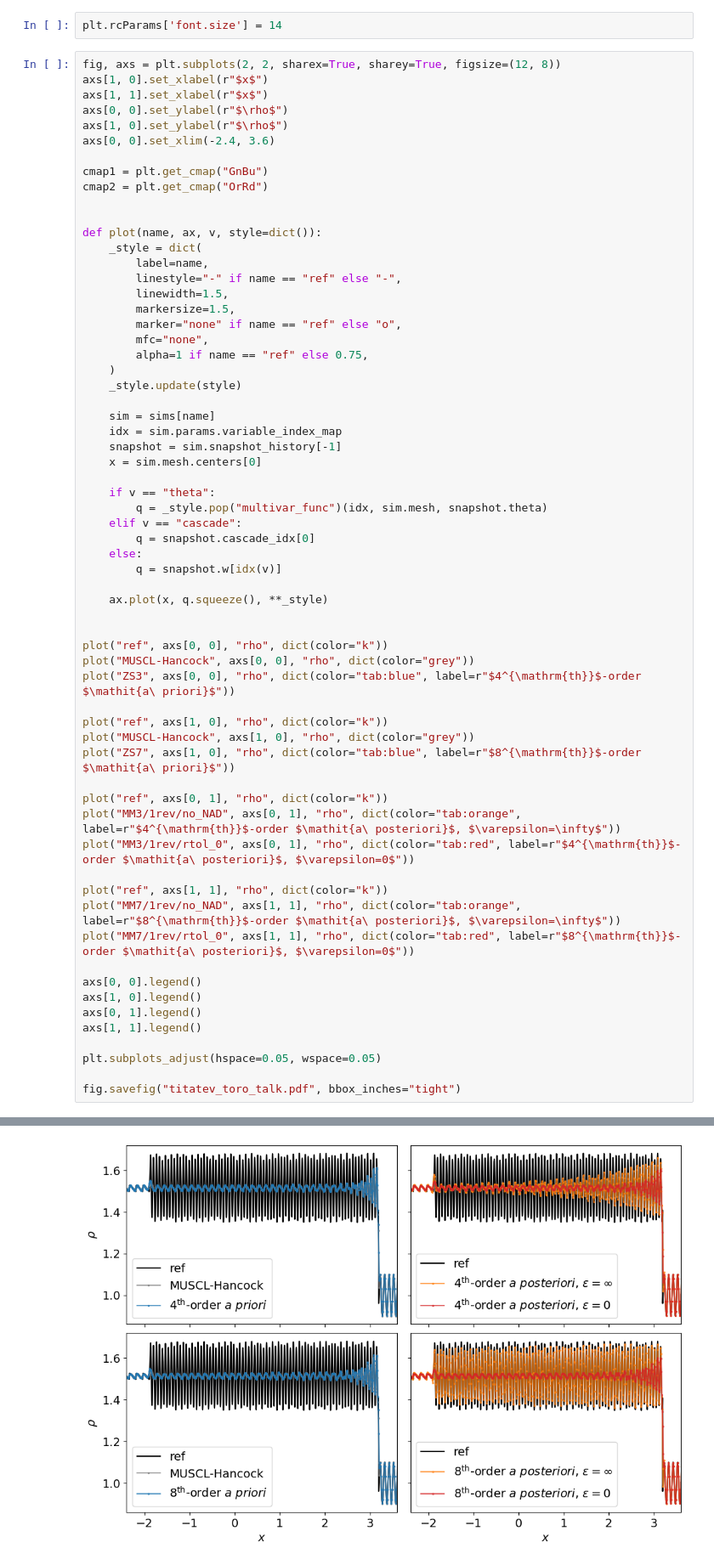
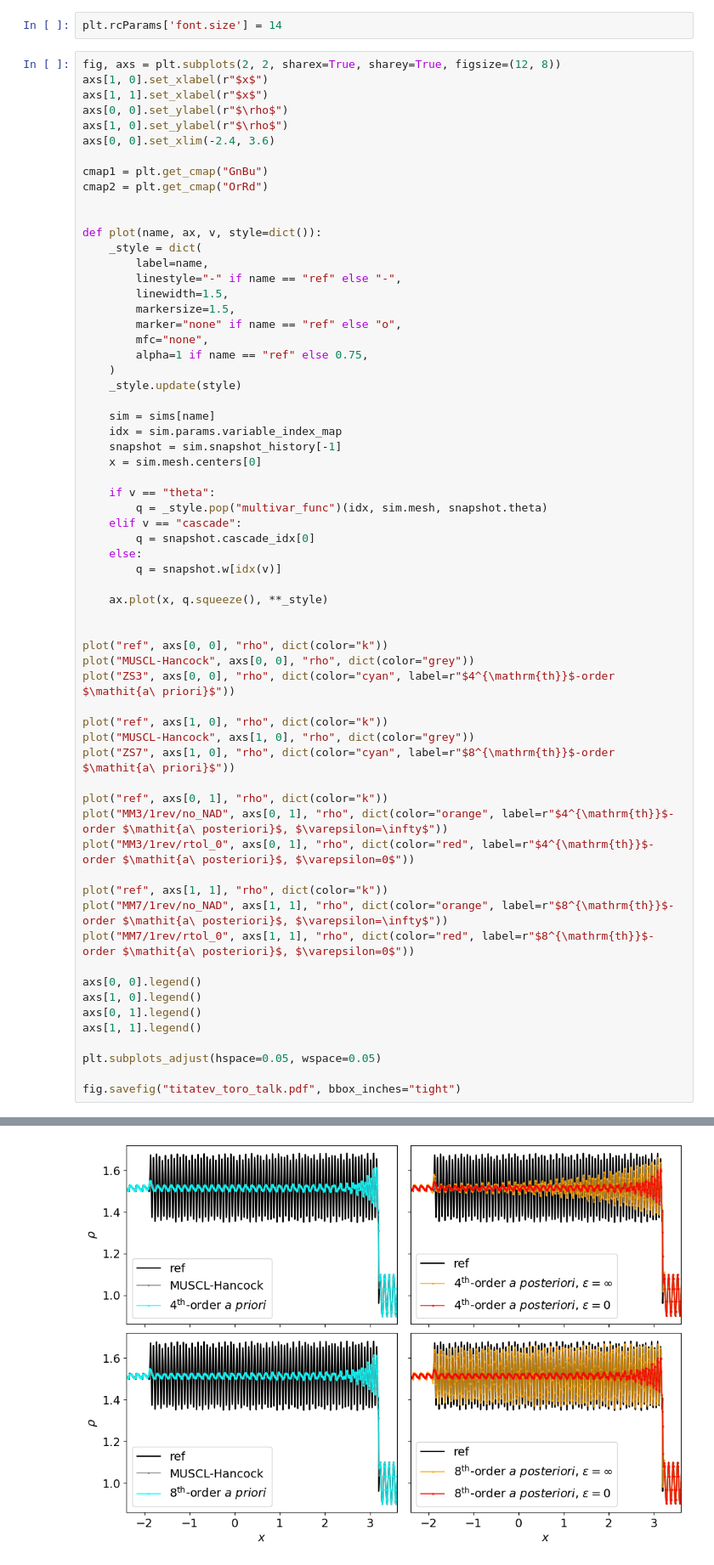
Before and after one commit to jpalafou/superfv, a Jupyter notebook: benchmarks/Shu-Osher-modified/talk_plot.ipynb, the cells around one changed output, grey strips where cells are left out. Shown at 85% size. Saved outputs shown, nothing was run; the diff lists cells and outputs as text.

Commit message:
change color to be consistent with spectra plot

```diff
--- a/benchmarks/Shu-Osher-modified/talk_plot.ipynb
+++ b/benchmarks/Shu-Osher-modified/talk_plot.ipynb
@@ -113,19 +113,19 @@ def plot(name, ax, v, style=dict()):
 
 plot("ref", axs[0, 0], "rho", dict(color="k"))
 plot("MUSCL-Hancock", axs[0, 0], "rho", dict(color="grey"))
-plot("ZS3", axs[0, 0], "rho", dict(color="tab:blue", label=r"$4^{\mathrm{th}}$-order $\mathit{a\ priori}$"))
+plot("ZS3", axs[0, 0], "rho", dict(color="cyan", label=r"$4^{\mathrm{th}}$-order $\mathit{a\ priori}$"))
 
 plot("ref", axs[1, 0], "rho", dict(color="k"))
 plot("MUSCL-Hancock", axs[1, 0], "rho", dict(color="grey"))
-plot("ZS7", axs[1, 0], "rho", dict(color="tab:blue", label=r"$8^{\mathrm{th}}$-order $\mathit{a\ priori}$"))
+plot("ZS7", axs[1, 0], "rho", dict(color="cyan", label=r"$8^{\mathrm{th}}$-order $\mathit{a\ priori}$"))
 
 plot("ref", axs[0, 1], "rho", dict(color="k"))
-plot("MM3/1rev/no_NAD", axs[0, 1], "rho", dict(color="tab:orange", label=r"$4^{\mathrm{th}}$-order $\mathit{a\ posteriori}$, $\varepsilon=\infty$"))
-plot("MM3/1rev/rtol_0", axs[0, 1], "rho", dict(color="tab:red", label=r"$4^{\mathrm{th}}$-order $\mathit{a\ posteriori}$, $\varepsilon=0$"))
+plot("MM3/1rev/no_NAD", axs[0, 1], "rho", dict(color="orange", label=r"$4^{\mathrm{th}}$-order $\mathit{a\ posteriori}$, $\varepsilon=\infty$"))
+plot("MM3/1rev/rtol_0", axs[0, 1], "rho", dict(color="red", label=r"$4^{\mathrm{th}}$-order $\mathit{a\ posteriori}$, $\varepsilon=0$"))
 
 plot("ref", axs[1, 1], "rho", dict(color="k"))
-plot("MM7/1rev/no_NAD", axs[1, 1], "rho", dict(color="tab:orange", label=r"$8^{\mathrm{th}}$-order $\mathit{a\ posteriori}$, $\varepsilon=\infty$"))
-plot("MM7/1rev/rtol_0", axs[1, 1], "rho", dict(color="tab:red", label=r"$8^{\mathrm{th}}$-order $\mathit{a\ posteriori}$, $\varepsilon=0$"))
+plot("MM7/1rev/no_NAD", axs[1, 1], "rho", dict(color="orange", label=r"$8^{\mathrm{th}}$-order $\mathit{a\ posteriori}$, $\varepsilon=\infty$"))
+plot("MM7/1rev/rtol_0", axs[1, 1], "rho", dict(color="red", label=r"$8^{\mathrm{th}}$-order $\mathit{a\ posteriori}$, $\varepsilon=0$"))
 
 axs[0, 0].legend()
 axs[1, 0].legend()
@@ -139 +147 @@ fig.savefig("titatev_toro_talk.pdf", bbox_inches="tight")
-[figure, old version]
+[figure, new version]
```
Also changed, not shown: parts of 1 cell of this notebook, 3 other files.
